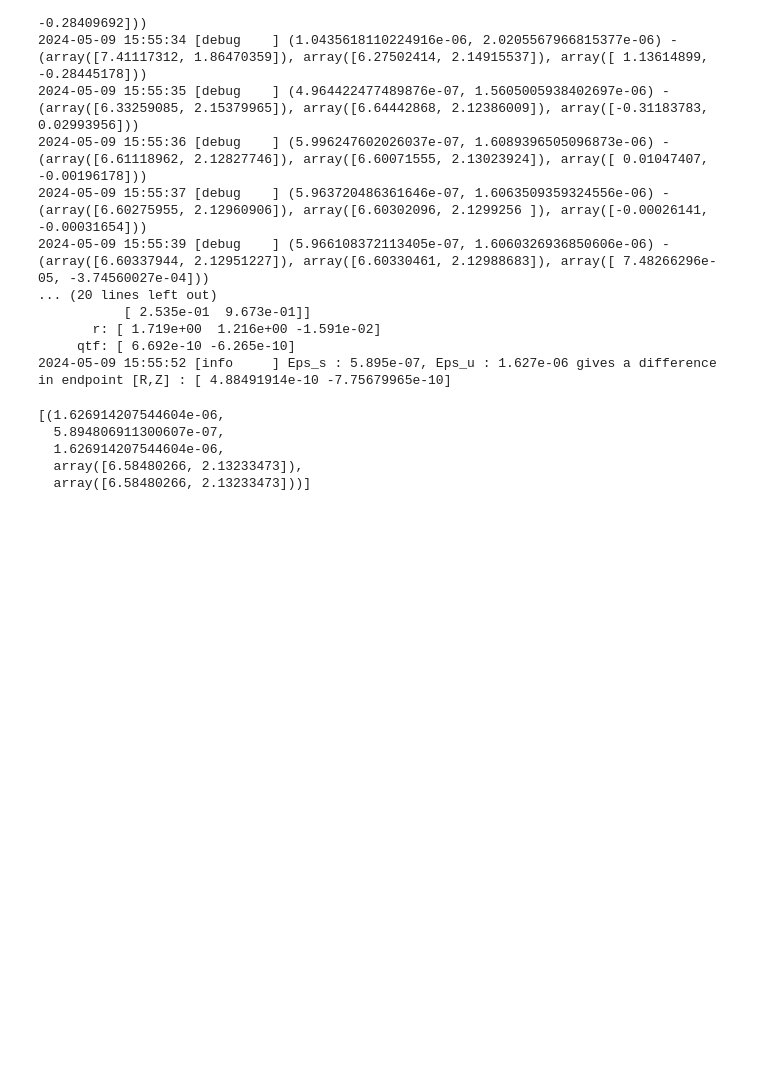
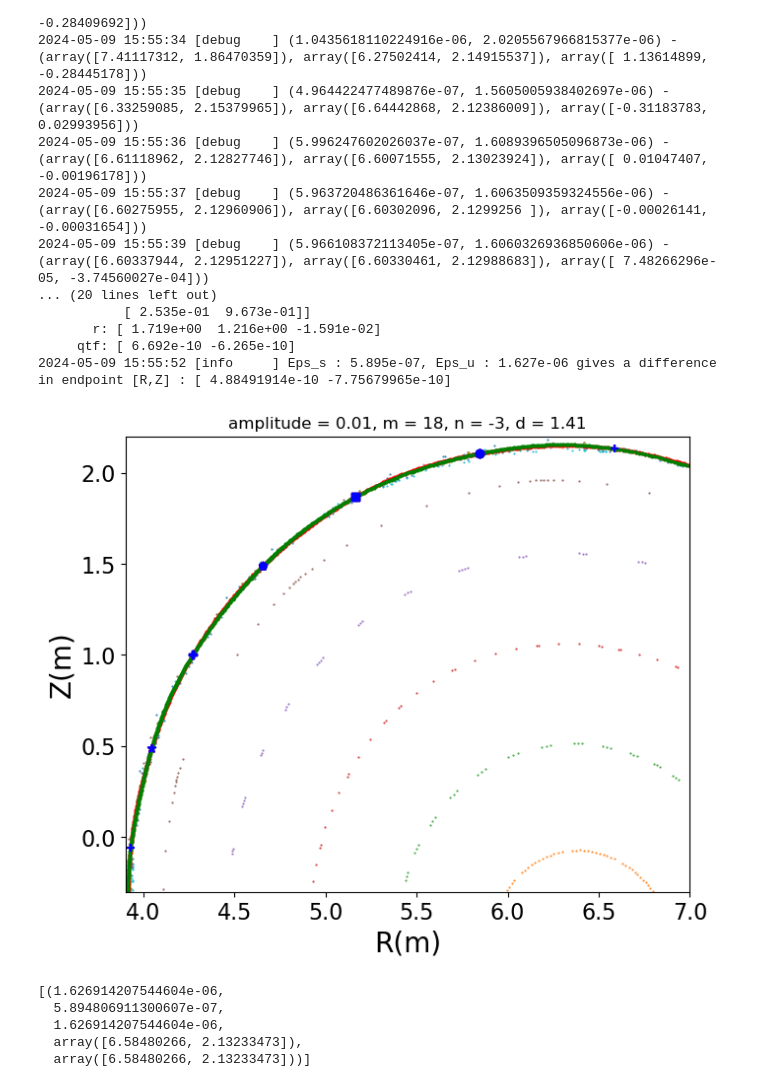
Before and after one commit to Akitzu/masterthesis, a Jupyter notebook: runs/toybox-tol-0605/perturbed-18-3/homoclinics.ipynb, the cells around one changed output. Cells and saved outputs as stored; diff of their text form; code cells hidden in the pictures; blank space fills up the shorter version.

```diff
--- a/runs/toybox-tol-0605/perturbed-18-3/homoclinics.ipynb
+++ b/runs/toybox-tol-0605/perturbed-18-3/homoclinics.ipynb
@@ -111,3 +109,7 @@ bounds_1
+# %%
+fig
+# %% [output]
+[figure, added]
 # %%
 manifold.clinics
 # %% [output]
```
Also changed, not shown: parts of 4 cells of this notebook, 21 other files.
